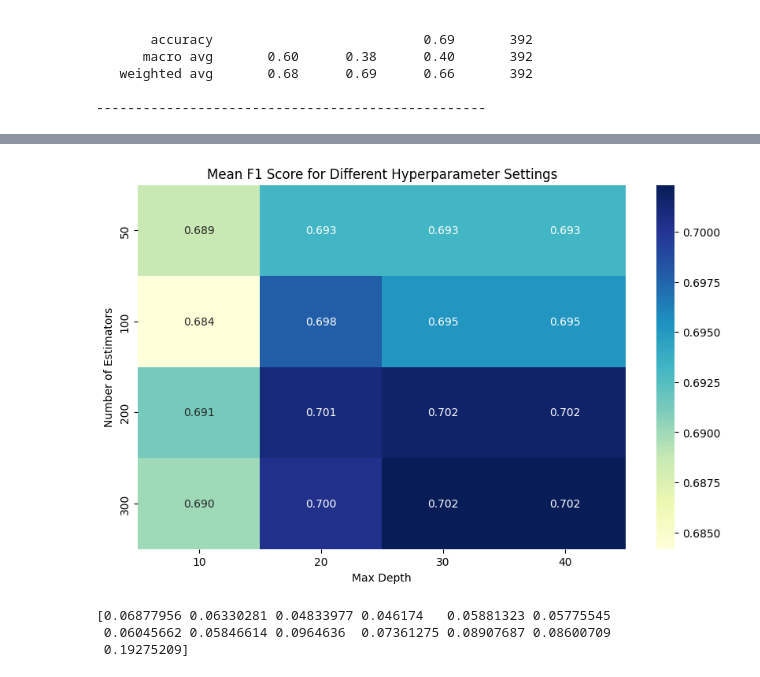
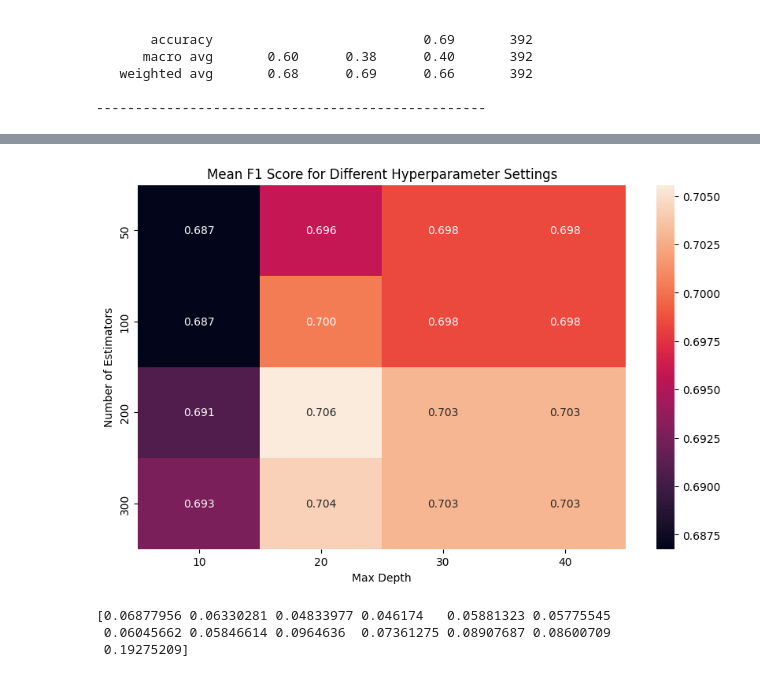
Before and after one commit to kshitijrajsharma/landcoverclassification, a Jupyter notebook: notebooks/experiment.ipynb, the cells around one changed output, grey strips where cells are left out. Saved outputs shown, nothing was run; the diff lists cells and outputs as text; code cells hidden in the pictures.

```diff
--- a/notebooks/experiment.ipynb
+++ b/notebooks/experiment.ipynb
@@ -248,6 +263,9 @@ Permanent crops       0.67      0.18      0.29        11
 
 --------------------------------------------------
 # %%
+rf = RandomForestClassifier(n_estimators=100, random_state=42)
+rf.fit(X_train, y_train)
+
 overall,classification = compute_accuracy(rf, test_gdf[features], test_gdf[target], gdf)
 print("Overall Accuracy :",overall)
 print(classification)
@@ -273,16 +291,20 @@ Permanent crops       1.00      0.00      0.00        12
 # %%
 # Grid search for hyperparameter tuning
 from sklearn.model_selection import GridSearchCV
+from sklearn.ensemble import RandomForestClassifier
 
 param_grid = {
     'n_estimators': [50, 100, 200, 300],
     'max_depth': [10, 20, 30, 40],
 }
 
-grid_search = GridSearchCV(estimator=RandomForestClassifier(random_state=42), param_grid=param_grid, cv=4, n_jobs=-1)
+grid_search = GridSearchCV(estimator=RandomForestClassifier(random_state=42), param_grid=param_grid, cv=10, n_jobs=-1, verbose=2)
 grid_search.fit(X_train, y_train)
 
 best_rf_classifier = grid_search.best_estimator_
+print("Best Hyperparameters:", grid_search.best_params_)
+
+# Get accuracy of best model
 overall,classification = compute_accuracy(best_rf_classifier, X_test, y_test, gdf)
 print("Overall Accuracy after Hyperparameter Tuning:", overall)
 print(classification)
@@ -308,17 +347,17 @@ Permanent crops       1.00      0.00      0.00        12
 # %%
 # Plot f1 score results over different hyperparameter settings
 import pandas as pd
 results = pd.DataFrame(grid_search.cv_results_)
 pivot_table = results.pivot(index='param_n_estimators', columns='param_max_depth', values='mean_test_score')
 import seaborn as sns
 plt.figure(figsize=(10, 6))
-sns.heatmap(pivot_table, annot=True, fmt=".3f", cmap="YlGnBu")
+sns.heatmap(pivot_table, annot=True, fmt=".3f")
 plt.title("Mean F1 Score for Different Hyperparameter Settings")
 plt.xlabel("Max Depth")
 plt.ylabel("Number of Estimators")
 plt.show()
 # %% [output]
-[figure, old version]
+[figure, new version]
 # %%
 print(rf.feature_importances_)
 # %% [output]
```
Also changed, not shown: parts of 11 cells of this notebook.
